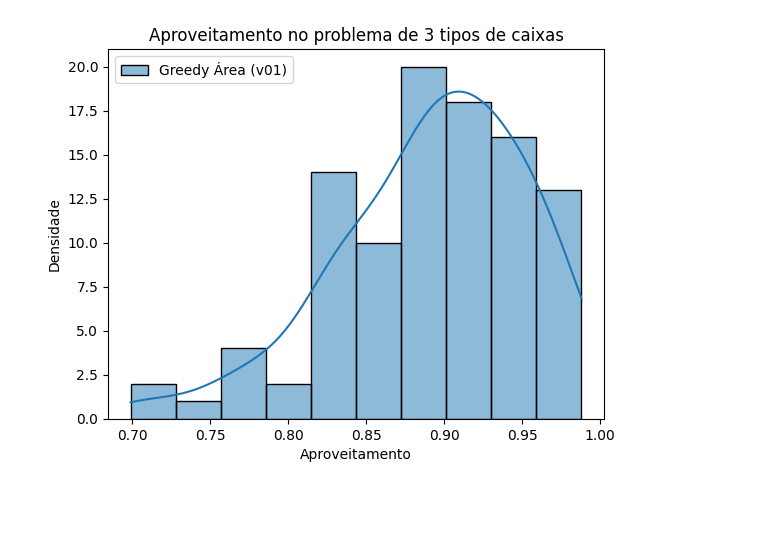
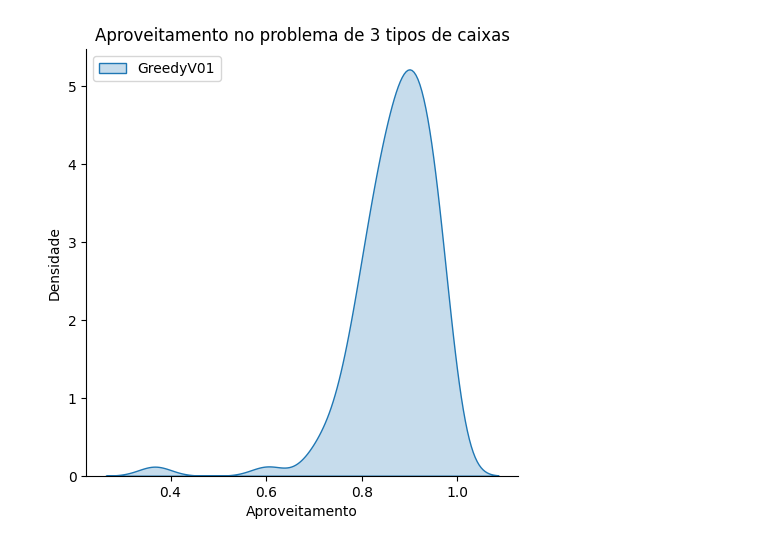
Before and after one commit to JpABrasil/AV3_POO, a Jupyter notebook: src/processamento_testes.ipynb, the cells around one changed output. Drawn from its saved outputs; the diff is of its cells as text; code cells hidden in the pictures; blank space fills up the shorter version.

```diff
--- a/src/processamento_testes.ipynb
+++ b/src/processamento_testes.ipynb
@@ -59,32 +59,32 @@ for i in range(100):
     area_total = comprimento_container*altura_container
     area_ocupada = 0
 
     #Ler Solução
     solucao = pd.read_csv(f'../outputs/greedy_v01/3tipos/output_{i}.txt', sep=' ', header=None)
     tipos = descricao_caixas.keys()
 
     for j in range(len(solucao)):
         caixa = descricao_caixas[solucao[0][j]]
         comprimento_caixa = caixa[0]
         altura_caixa = caixa[1]
         area_caixa = comprimento_caixa*altura_caixa
         area_ocupada += area_caixa
 
     aproveitamento = area_ocupada/area_total
     resultados.loc[len(resultados)] = [f'input_{i}', aproveitamento]
 media = resultados['aproveitamento'].mean()
 desvio_padrao = resultados['aproveitamento'].std()
 # Gráfico de densidade com Seaborn
-sns.histplot(resultados['aproveitamento'],bins=10,label='Greedy Área (v01)',kde=True)
+sns.displot(resultados['aproveitamento'],kind='kde',label='GreedyV01',fill=True)
 
 
 
 # Personalização e exibição da legenda
 plt.legend(loc='upper left')
 plt.title("Aproveitamento no problema de 3 tipos de caixas")
 plt.xlabel("Aproveitamento")
 plt.ylabel("Densidade")
 plt.show()
 resultados.to_csv('../resultados_modelos/greedy_v01_3tipos.csv', index=False)
 # %% [output]
-[figure, old version]
+[figure, new version]
```
Also changed, not shown: parts of 4 cells of this notebook, 19 other files.
